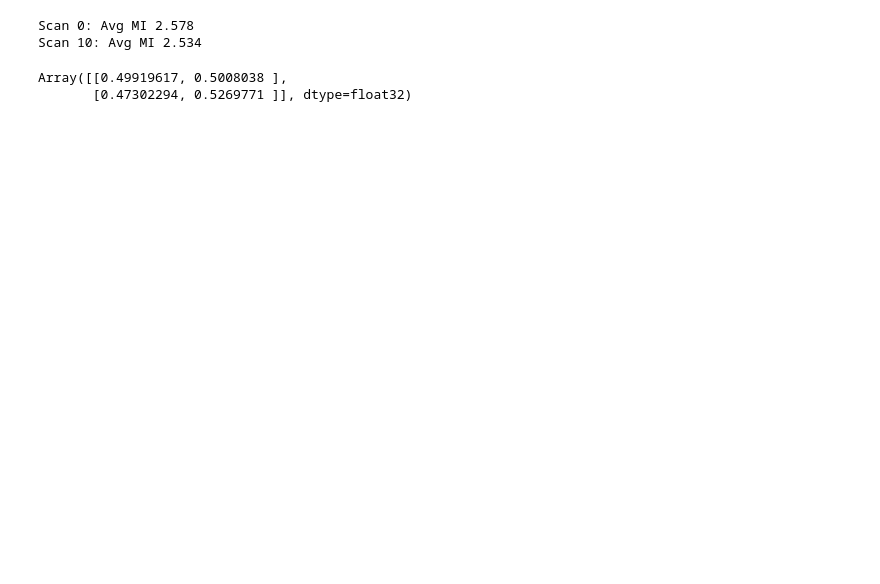
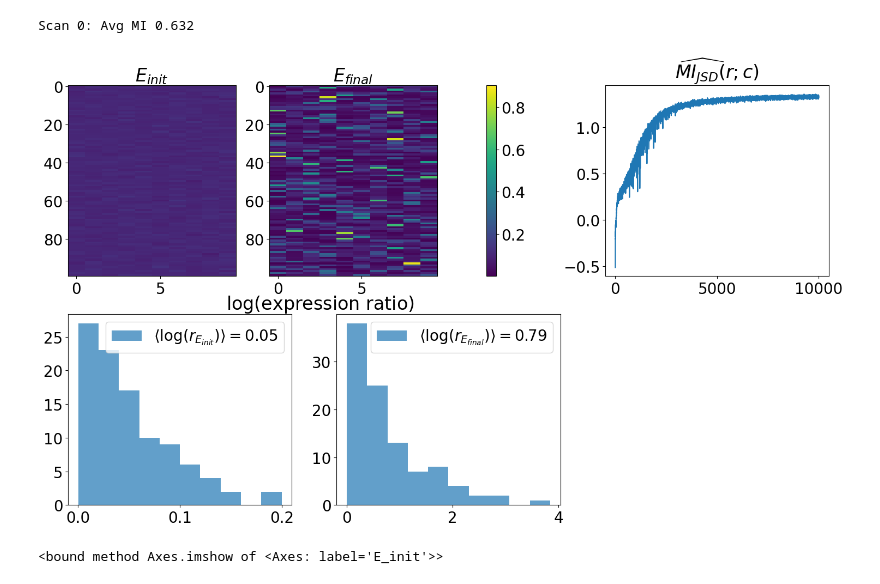
Before and after one commit to juancarlosfdc/noncanonical-olfaction, a Jupyter notebook: model/model.ipynb, the cells around one changed output. Saved outputs shown, nothing was run; the diff lists cells and outputs as text; code cells hidden in the pictures; blank space fills up the shorter version.

Commit message:
gene expression and JSD maximization working

```diff
--- a/model/model.ipynb
+++ b/model/model.ipynb
@@ -313,8 +364,7 @@ epochs_per_scan = 500
 # %%
-state, metrics = train_natural_gradient_scan_over_epochs(init_state, hp, phi, psi, gamma_p, gamma_T, entropy_loss, scans, epochs_per_scan)
+state, metrics = train_natural_gradient_scan_over_epochs(init_state, hp, phi, psi, gammas, None, scans, epochs_per_scan)
 # %% [output]
-Scan 0: Avg MI 2.578
-Scan 10: Avg MI 2.534
+Scan 0: Avg MI 0.632
 # %%
 def plot_expression(E_init, E_final, mis):
     fig, axs = plt.subplots(1, 2, figsize=(12, 5))
@@ -354,8 +405,3 @@ def plot_activity(p_init, p_final, hp, mis, key):
-# %%
-p_init.E
-# %% [output]
-Array([[0.49919617, 0.5008038 ],
-       [0.47302294, 0.5269771 ]], dtype=float32)
 # %%
 p_split = p_init
 p_split = p_split.replace(E = jnp.eye(2))
@@ -363,0 +409,41 @@ p_one = state.p.replace(E = jnp.array([[1, 0], [1, 0]]))
+# %%
+def compute_expression_ratio_neuron(e):
+    se = jnp.sort(e)
+    return se[-1] / jnp.clip(se[-2], min=1e-3)
+
+def compute_expression_ratios(E):
+    ratios = vmap(compute_expression_ratio_neuron, in_axes=0)(E)
+    return ratios
+
+def plot_expression(E_init, E_final, mis):
+    mosaic = [['E_init', 'E_final', 'MI'],
+     ['hist_init', 'hist_final',       '.']]
+    fig, axs = plt.subplot_mosaic(mosaic, figsize=(18, 10))
+    vmin = min(E_init.min(), E_final.min())
+    vmax = max(E_init.max(), E_final.max())
+    im1 = axs['E_init'].imshow(E_init, vmin=vmin, vmax=vmax, aspect='auto')
+    axs['E_init'].set_title(r'$E_{init}$')
+    im2 = axs['E_final'].imshow(E_final, vmin=vmin, vmax=vmax, aspect='auto')
+    axs['E_final'].set_title(r'$E_{final}$')
+    fig.colorbar(im1, ax=[axs['E_init'], axs['E_final']], location='right', pad=0.1)
+    axs['MI'].plot(mis)
+    axs['MI'].set_title(r'$\widehat{MI_{JSD}}(r; c)$')
+    init_ratios = jnp.log(compute_expression_ratios(E_init))
+    final_ratios = jnp.log(compute_expression_ratios(E_final))
+    axs['hist_init'].hist(init_ratios, alpha=0.7, label=rf'$\langle \log (r_{{E_{{init}}}})\rangle = {jnp.mean(init_ratios):.2f}$')
+    axs['hist_final'].hist(final_ratios, alpha=0.7, label=rf'$\langle \log (r_{{E_{{final}}}})\rangle = {jnp.mean(final_ratios):.2f}$')
+    [ax.legend() for ax in [axs['hist_init'], axs['hist_final']]]
+    ax23 = fig.add_subplot(223, frameon = False)
+    ax23.set_xticks([])
+    ax23.set_yticks([])
+    ax23.set_title(r"$\log(\text{expression ratio})$", loc='right')
+    return fig, axs
+# %%
+fig, axs = plot_expression(init_state.p.E, state.p.E,  metrics['mi'])
+fig.savefig('tmp.png')
+# %% [output]
+[figure, added]
+# %%
+axs['E_init'].imshow
+# %% [output]
+<bound method Axes.imshow of <Axes: label='E_init'>>
```
Also changed, not shown: parts of 16 cells of this notebook.
